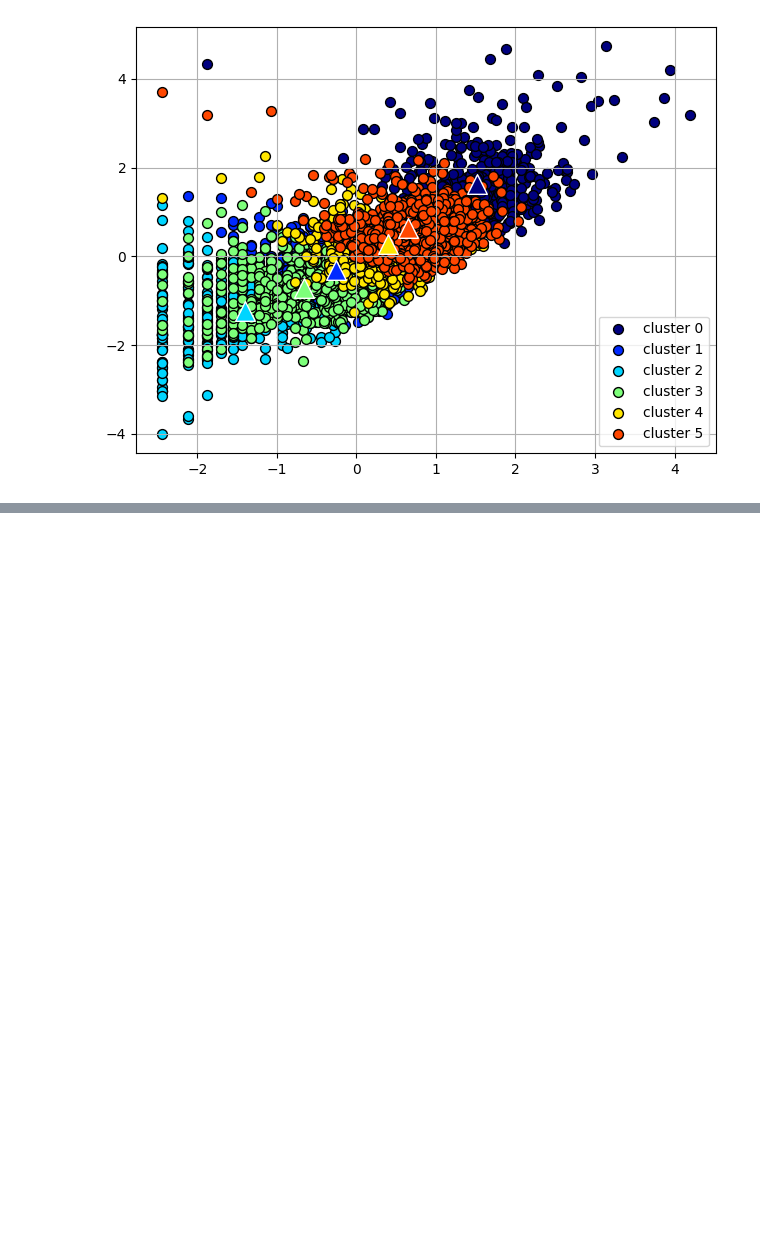
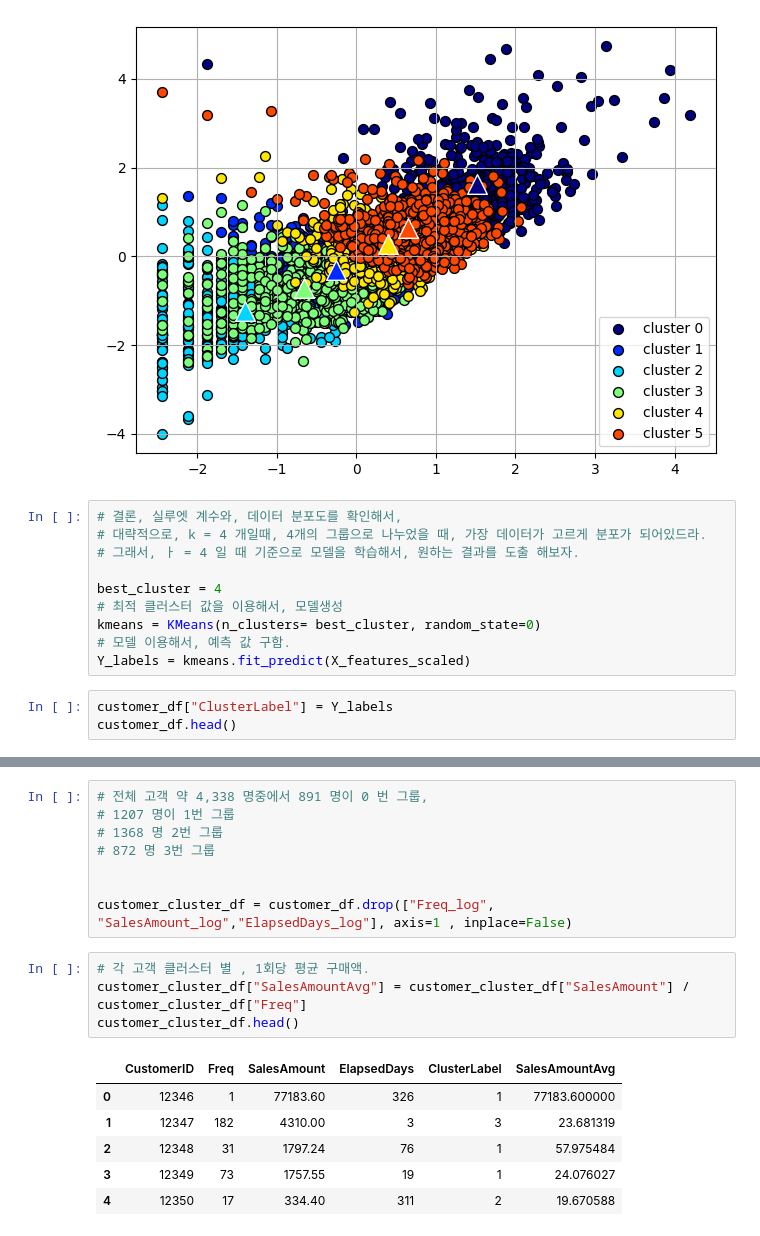
Before and after one commit to lsy3709/BigDataMLTest, a Jupyter notebook: 3-군집분석/test.ipynb, the cells around one changed output, grey strips where cells are left out. Cells and saved outputs as stored; diff of their text form; blank space fills up the shorter version.

```diff
--- a/3-군집분석/test.ipynb
+++ b/3-군집분석/test.ipynb
@@ -453,3 +453,16 @@ clusterScatter(6,X_features_scaled)
 [figure]
 [figure]
 [figure]
+# %%
+# 결론, 실루엣 계수와, 데이터 분포도를 확인해서,
+# 대략적으로, k = 4 개일때, 4개의 그룹으로 나누었을 때, 가장 데이터가 고르게 분포가 되어있드라.
+# 그래서, ㅏ = 4 일 때 기준으로 모델을 학습해서, 원하는 결과를 도출 해보자.
+
+best_cluster = 4
+# 최적 클러스터 값을 이용해서, 모델생성
+kmeans = KMeans(n_clusters= best_cluster, random_state=0)
+# 모델 이용해서, 예측 값 구함.
+Y_labels = kmeans.fit_predict(X_features_scaled)
+# %%
+customer_df["ClusterLabel"] = Y_labels
+customer_df.head()
@@ -455,0 +494,19 @@ clusterScatter(6,X_features_scaled)
+# %%
+# 전체 고객 약 4,338 명중에서 891 명이 0 번 그룹,
+# 1207 명이 1번 그룹
+# 1368 명 2번 그룹
+# 872 명 3번 그룹
+
+
+customer_cluster_df = customer_df.drop(["Freq_log", "SalesAmount_log","ElapsedDays_log"], axis=1 , inplace=False)
+# %%
+# 각 고객 클러스터 별 , 1회당 평균 구매액.
+customer_cluster_df["SalesAmountAvg"] = customer_cluster_df["SalesAmount"] / customer_cluster_df["Freq"]
+customer_cluster_df.head()
+# %% [output]
+|  | CustomerID | Freq | SalesAmount | ElapsedDays | ClusterLabel | SalesAmountAvg |
+| 0 | 12346 | 1 | 77183.60 | 326 | 1 | 77183.600000 |
+| 1 | 12347 | 182 | 4310.00 | 3 | 3 | 23.681319 |
+| 2 | 12348 | 31 | 1797.24 | 76 | 1 | 57.975484 |
+| 3 | 12349 | 73 | 1757.55 | 19 | 1 | 24.076027 |
+| 4 | 12350 | 17 | 334.40 | 311 | 2 | 19.670588 |
```
Also changed, not shown: parts of 4 cells of this notebook, 1 other file.
